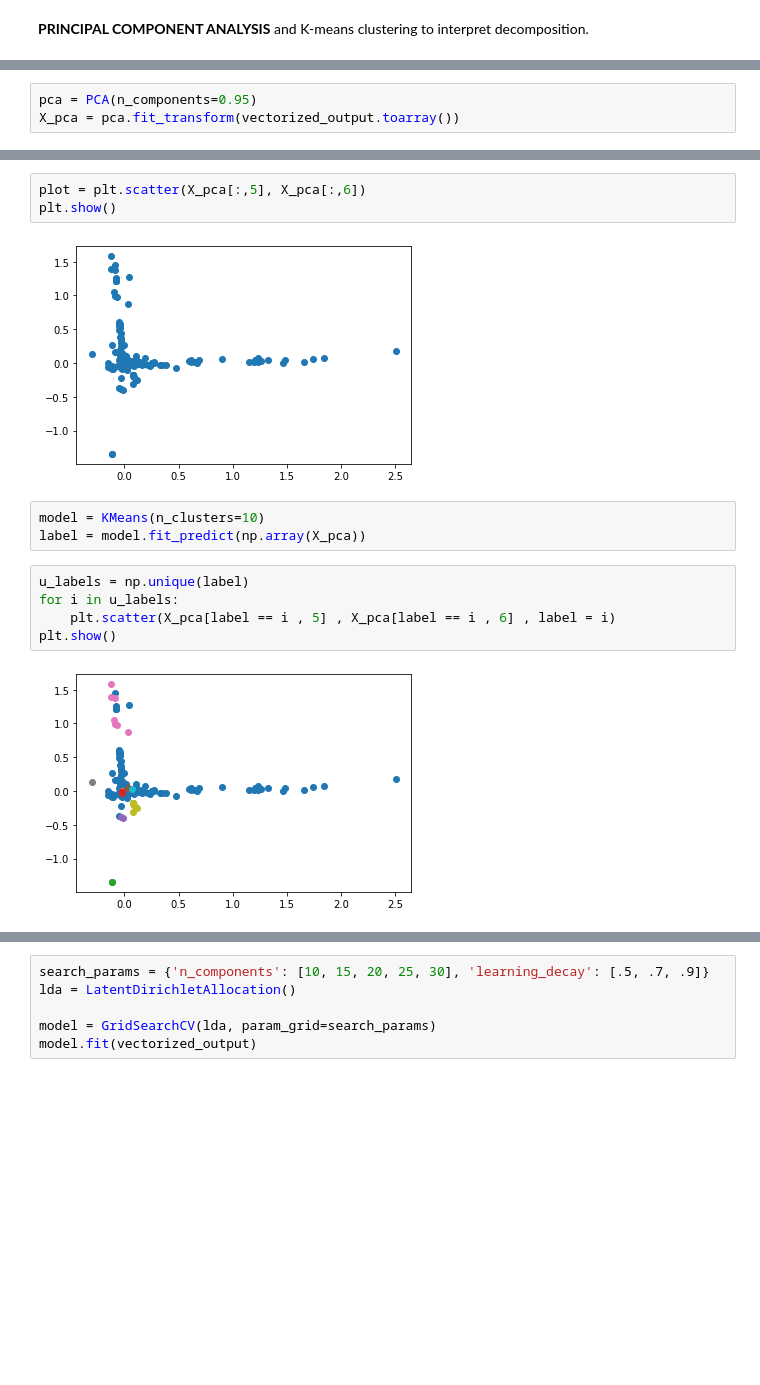
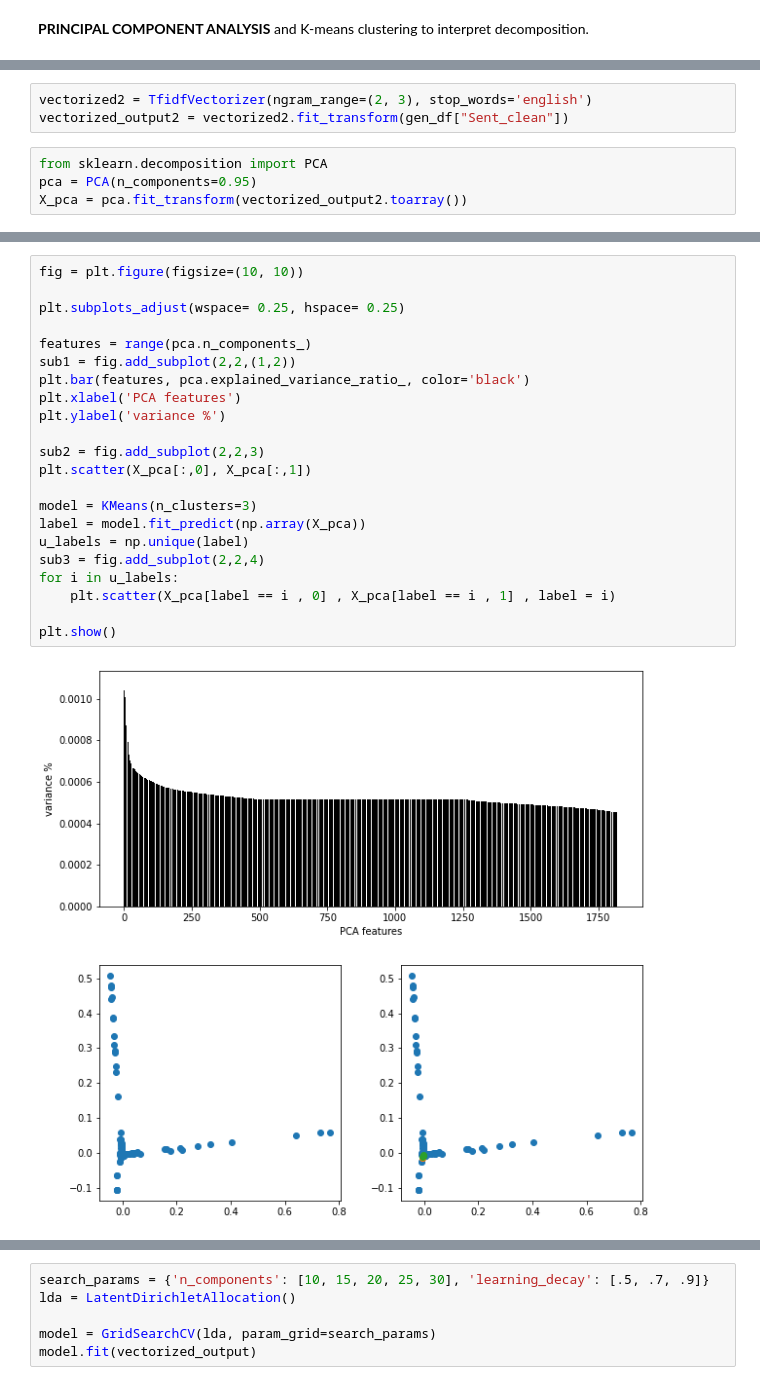
Before and after one commit to michaelmml/NLP-Information-Extraction, a Jupyter notebook: BERTopicModelling.ipynb, the cells around one changed output, grey strips where cells are left out. Cells and saved outputs as stored; diff of their text form; blank space fills up the shorter version.

```diff
--- a/BERTopicModelling.ipynb
+++ b/BERTopicModelling.ipynb
@@ -454,3 +458,7 @@ from imblearn.over_sampling import SMOTE
+# %%
+vectorized2 = TfidfVectorizer(ngram_range=(2, 3), stop_words='english')
+vectorized_output2 = vectorized2.fit_transform(gen_df["Sent_clean"])
 # %%
+from sklearn.decomposition import PCA
 pca = PCA(n_components=0.95)
-X_pca = pca.fit_transform(vectorized_output.toarray())
+X_pca = pca.fit_transform(vectorized_output2.toarray())
@@ -465,15 +465,24 @@ Text(0, 0.5, 'variance %')
-# %%
-plot = plt.scatter(X_pca[:,5], X_pca[:,6])
-plt.show()
-# %% [output]
-[figure, removed]
-# %%
-model = KMeans(n_clusters=10)
-label = model.fit_predict(np.array(X_pca))
-# %%
-u_labels = np.unique(label)
-for i in u_labels:
-    plt.scatter(X_pca[label == i , 5] , X_pca[label == i , 6] , label = i)
-plt.show()
-# %% [output]
-[figure, removed]
+# %%
+fig = plt.figure(figsize=(10, 10))
+
+plt.subplots_adjust(wspace= 0.25, hspace= 0.25)
+
+features = range(pca.n_components_)
+sub1 = fig.add_subplot(2,2,(1,2))
+plt.bar(features, pca.explained_variance_ratio_, color='black')
+plt.xlabel('PCA features')
+plt.ylabel('variance %')
+
+sub2 = fig.add_subplot(2,2,3)
+plt.scatter(X_pca[:,0], X_pca[:,1])
+
+model = KMeans(n_clusters=3)
+label = model.fit_predict(np.array(X_pca))
+u_labels = np.unique(label)
+sub3 = fig.add_subplot(2,2,4)
+for i in u_labels:
+    plt.scatter(X_pca[label == i , 0] , X_pca[label == i , 1] , label = i)
+
+plt.show()
+# %% [output]
+[figure, added]
```
Also changed, not shown: parts of 17 cells of this notebook.
